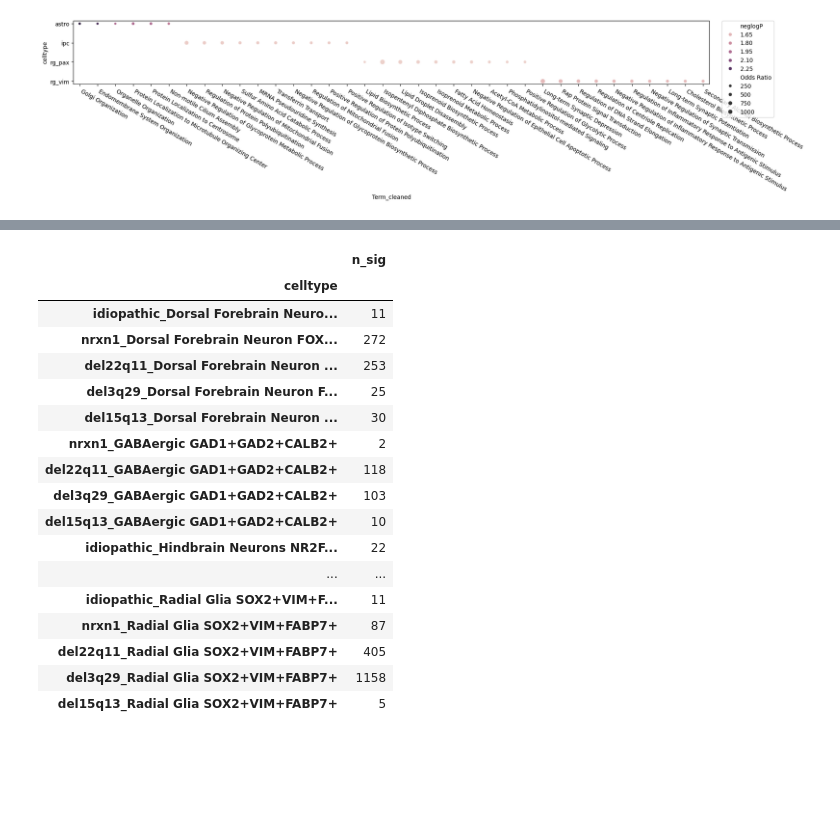
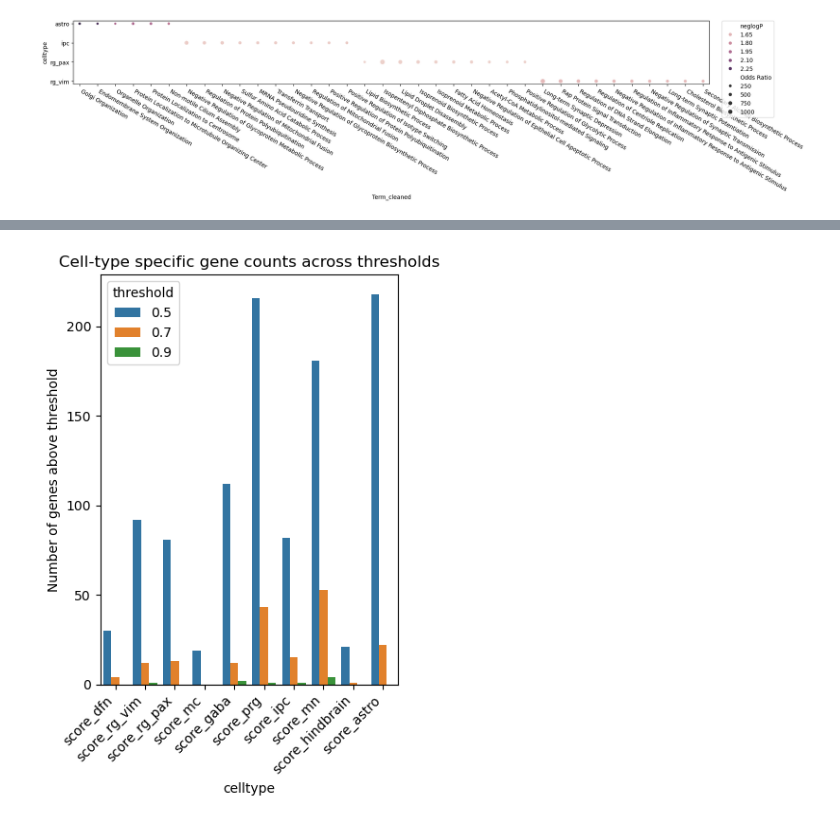
Before and after one commit to deepak-kaji/schizophrenia_organoid_convergence, a Jupyter notebook: disease_analyses/visualize_mash.ipynb, the cells around one changed output, grey strips where cells are left out. Cells and saved outputs as stored; diff of their text form; code cells hidden in the pictures; blank space fills up the shorter version.

```diff
--- a/disease_analyses/visualize_mash.ipynb
+++ b/disease_analyses/visualize_mash.ipynb
@@ -398,21 +343,0 @@ plt.show()
-# %%
-mash_sig_per_celltype
-# %% [output]
-|  | n_sig |
-| celltype |  |
-| idiopathic_Dorsal Forebrain Neuro... | 11 |
-| nrxn1_Dorsal Forebrain Neuron FOX... | 272 |
-| del22q11_Dorsal Forebrain Neuron ... | 253 |
-| del3q29_Dorsal Forebrain Neuron F... | 25 |
-| del15q13_Dorsal Forebrain Neuron ... | 30 |
-| nrxn1_GABAergic GAD1+GAD2+CALB2+ | 2 |
-| del22q11_GABAergic GAD1+GAD2+CALB2+ | 118 |
-| del3q29_GABAergic GAD1+GAD2+CALB2+ | 103 |
-| del15q13_GABAergic GAD1+GAD2+CALB2+ | 10 |
-| idiopathic_Hindbrain Neurons NR2F... | 22 |
-| ... | ... |
-| idiopathic_Radial Glia SOX2+VIM+F... | 11 |
-| nrxn1_Radial Glia SOX2+VIM+FABP7+ | 87 |
-| del22q11_Radial Glia SOX2+VIM+FABP7+ | 405 |
-| del3q29_Radial Glia SOX2+VIM+FABP7+ | 1158 |
-| del15q13_Radial Glia SOX2+VIM+FABP7+ | 5 |
@@ -418,0 +357,48 @@ mash_sig_per_celltype
+# %%
+combined_minus_15q13 = pd.DataFrame({
+    "gene": dfn_comp_minus_15q13["gene"],
+    "score_dfn": dfn_comp_minus_15q13["score"],
+    "score_rg_vim": rg_vim_comp_minus_15q13["score"],
+    "score_rg_pax": rg_pax_comp_minus_15q13["score"],
+    "score_mc": mc_comp_minus_15q13["score"],
+    "score_gaba": gaba_comp_minus_15q13["score"],
+    "score_prg": prg_comp_minus_15q13["score"],
+    "score_ipc": ipc_comp_minus_15q13["score"],
+    "score_mn": mn_comp_minus_15q13["score"],
+    "score_hindbrain": hindbrain_comp_minus_15q13["score"],
+    "score_astro": astro_comp_minus_15q13["score"],
+})
+
+combined_minus_15q13 = combined_minus_15q13.set_index("gene")
+# %%
+thresholds = [0.5, 0.7, 0.9]
+
+data = []
+
+for t in thresholds:
+    counts = (combined_minus_15q13 > t).sum(axis=0)  # per cell type
+    for celltype, value in counts.items():
+        data.append({
+            "celltype": celltype,
+            "threshold": str(t),
+            "count": value
+        })
+
+df = pd.DataFrame(data)
+
+
+plt.figure(figsize=(4,6))
+
+sns.barplot(
+    data=df,
+    x="celltype",
+    y="count",
+    hue="threshold"
+)
+
+plt.xticks(rotation=45, ha="right")
+plt.ylabel("Number of genes above threshold")
+plt.title("Cell-type specific gene counts across thresholds")
+plt.tight_layout()
+# %% [output]
+[figure, added]
```
Also changed, not shown: parts of 12 cells of this notebook, 11 other files.
